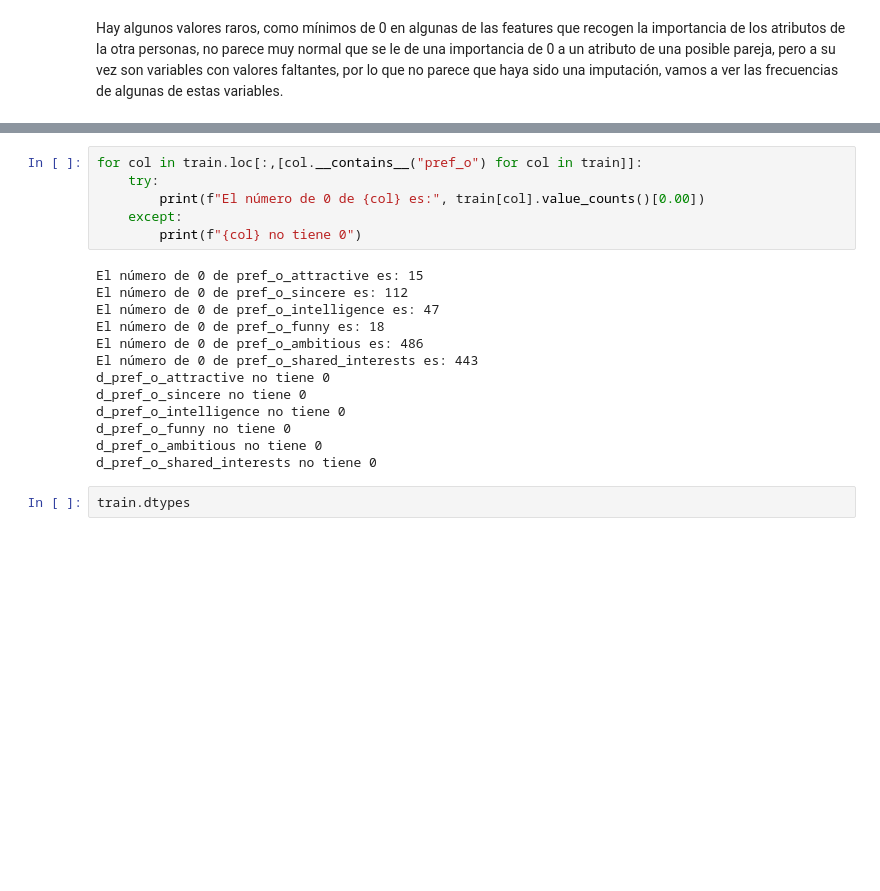
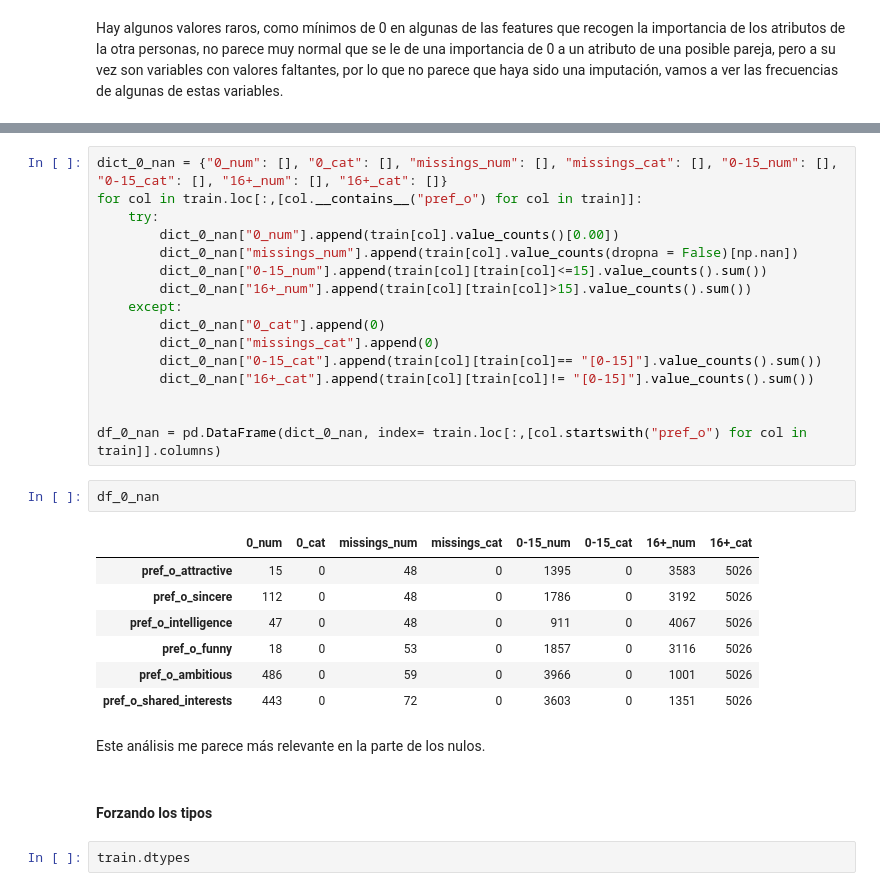
Before and after one commit to DarioRuizGon/ML_Speed_Dating_Predictions, a Jupyter notebook: src/notebooks/pruebas.ipynb, the cells around one changed output, grey strips where cells are left out. Cells and saved outputs as stored; diff of their text form; blank space fills up the shorter version.

```diff
--- a/src/notebooks/pruebas.ipynb
+++ b/src/notebooks/pruebas.ipynb
@@ -233,22 +244,33 @@ train.loc[:,[col.__contains__("pref_o") for col in train]]
 # %%
+dict_0_nan = {"0_num": [], "0_cat": [], "missings_num": [], "missings_cat": [], "0-15_num": [], "0-15_cat": [], "16+_num": [], "16+_cat": []}
 for col in train.loc[:,[col.__contains__("pref_o") for col in train]]:
     try:
-        print(f"El número de 0 de {col} es:", train[col].value_counts()[0.00])
+        dict_0_nan["0_num"].append(train[col].value_counts()[0.00])
+        dict_0_nan["missings_num"].append(train[col].value_counts(dropna = False)[np.nan])
+        dict_0_nan["0-15_num"].append(train[col][train[col]<=15].value_counts().sum())
+        dict_0_nan["16+_num"].append(train[col][train[col]>15].value_counts().sum())
     except:
-        print(f"{col} no tiene 0")
+        dict_0_nan["0_cat"].append(0)
+        dict_0_nan["missings_cat"].append(0)
+        dict_0_nan["0-15_cat"].append(train[col][train[col]== "[0-15]"].value_counts().sum())
+        dict_0_nan["16+_cat"].append(train[col][train[col]!= "[0-15]"].value_counts().sum())
+
+
+df_0_nan = pd.DataFrame(dict_0_nan, index= train.loc[:,[col.startswith("pref_o") for col in train]].columns)
-# %% [output]
-El número de 0 de pref_o_attractive es: 15
-El número de 0 de pref_o_sincere es: 112
-El número de 0 de pref_o_intelligence es: 47
-El número de 0 de pref_o_funny es: 18
-El número de 0 de pref_o_ambitious es: 486
-El número de 0 de pref_o_shared_interests es: 443
-d_pref_o_attractive no tiene 0
-d_pref_o_sincere no tiene 0
-d_pref_o_intelligence no tiene 0
-d_pref_o_funny no tiene 0
-d_pref_o_ambitious no tiene 0
-d_pref_o_shared_interests no tiene 0
+# %%
+df_0_nan
+# %% [output]
+|  | 0_num | 0_cat | missings_num | missings_cat | 0-15_num | 0-15_cat | 16+_num | 16+_cat |
+| pref_o_attractive | 15 | 0 | 48 | 0 | 1395 | 0 | 3583 | 5026 |
+| pref_o_sincere | 112 | 0 | 48 | 0 | 1786 | 0 | 3192 | 5026 |
+| pref_o_intelligence | 47 | 0 | 48 | 0 | 911 | 0 | 4067 | 5026 |
+| pref_o_funny | 18 | 0 | 53 | 0 | 1857 | 0 | 3116 | 5026 |
+| pref_o_ambitious | 486 | 0 | 59 | 0 | 3966 | 0 | 1001 | 5026 |
+| pref_o_shared_interests | 443 | 0 | 72 | 0 | 3603 | 0 | 1351 | 5026 |
+# %% [markdown]
+Este análisis me parece más relevante en la parte de los nulos.
+# %% [markdown]
+#### Forzando los tipos
 # %%
 train.dtypes
 # %% [output]
```
Also changed, not shown: parts of 48 cells of this notebook, 1 other file.
